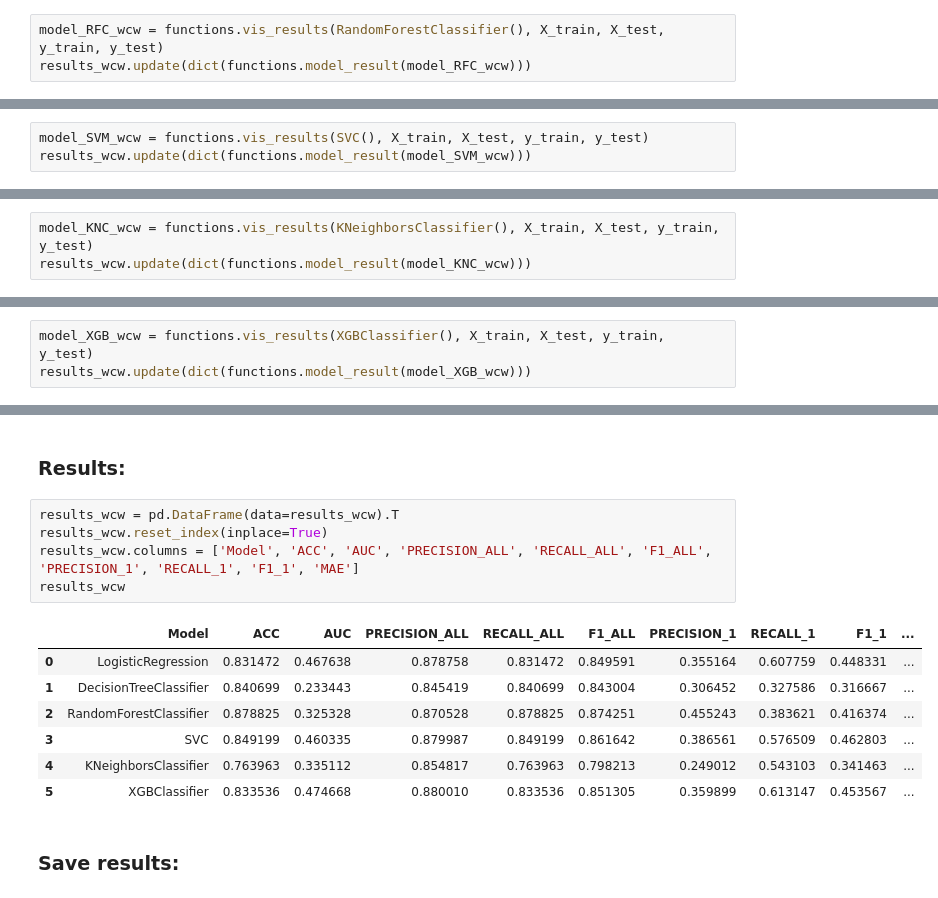
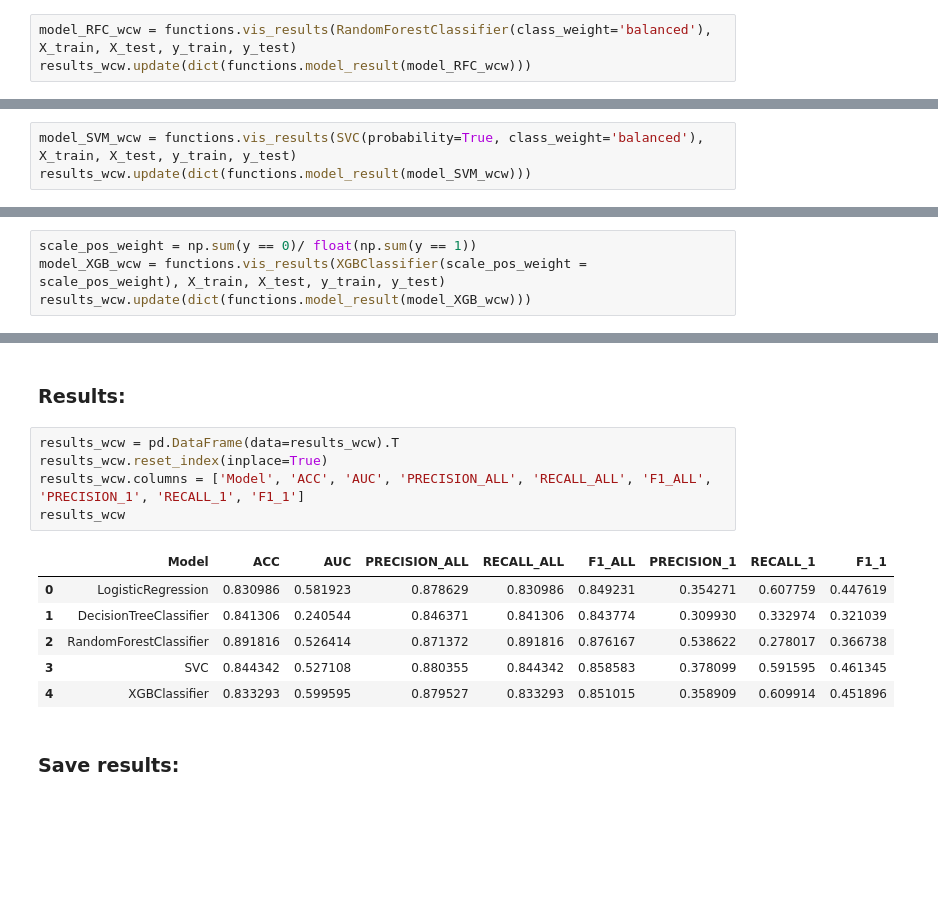
Before and after one commit to mbandur/Classification-algorithms-in-data-in-banking, a Jupyter notebook: 5 Modeling - selection of the best models with class weights.ipynb, the cells around one changed output, grey strips where cells are left out. Saved outputs shown, nothing was run; the diff lists cells and outputs as text; blank space fills up the shorter version.

```diff
--- a/5 Modeling - selection of the best models with class weights.ipynb
+++ b/5 Modeling - selection of the best models with class weights.ipynb
@@ -90,7 +84,7 @@ DecisionTreeClassifier(ccp_alpha=0.0, class_weight=None, criterion='gini',
 # %% [markdown]
 #### Random Forest Classifier (with class weights):
 # %%
-model_RFC_wcw = functions.vis_results(RandomForestClassifier(), X_train, X_test, y_train, y_test)
+model_RFC_wcw = functions.vis_results(RandomForestClassifier(class_weight='balanced'), X_train, X_test, y_train, y_test)
 results_wcw.update(dict(functions.model_result(model_RFC_wcw)))
 # %% [output]
 Classification Report X_test:
@@ -114,7 +111,7 @@ AUC: 0.33
 # %% [markdown]
 #### SVM (with class weights):
 # %%
-model_SVM_wcw = functions.vis_results(SVC(), X_train, X_test, y_train, y_test)
+model_SVM_wcw = functions.vis_results(SVC(probability=True, class_weight='balanced'), X_train, X_test, y_train, y_test)
 results_wcw.update(dict(functions.model_result(model_SVM_wcw)))
 # %% [output]
 Classification Report X_test:
@@ -140,3 +133,0 @@ SVC(C=1.0, break_ties=False, cache_size=200, class_weight=None, coef0=0.0,
-# %%
-model_KNC_wcw = functions.vis_results(KNeighborsClassifier(), X_train, X_test, y_train, y_test)
-results_wcw.update(dict(functions.model_result(model_KNC_wcw)))
@@ -161,7 +134,8 @@ KNeighborsClassifier(algorithm='auto', leaf_size=30, metric='minkowski',
 # %% [markdown]
 #### XGB Classifier (with class weights):
 # %%
-model_XGB_wcw = functions.vis_results(XGBClassifier(), X_train, X_test, y_train, y_test)
+scale_pos_weight = np.sum(y == 0)/ float(np.sum(y == 1))
+model_XGB_wcw = functions.vis_results(XGBClassifier(scale_pos_weight = scale_pos_weight), X_train, X_test, y_train, y_test)
 results_wcw.update(dict(functions.model_result(model_XGB_wcw)))
 # %% [output]
 Classification Report X_test:
@@ -190,16 +163,15 @@ XGBClassifier(base_score=0.5, booster='gbtree', colsample_bylevel=1,
 # %%
 results_wcw = pd.DataFrame(data=results_wcw).T
 results_wcw.reset_index(inplace=True)
-results_wcw.columns = ['Model', 'ACC', 'AUC', 'PRECISION_ALL', 'RECALL_ALL', 'F1_ALL', 'PRECISION_1', 'RECALL_1', 'F1_1', 'MAE']
+results_wcw.columns = ['Model', 'ACC', 'AUC', 'PRECISION_ALL', 'RECALL_ALL', 'F1_ALL', 'PRECISION_1', 'RECALL_1', 'F1_1']
 results_wcw
 # %% [output]
-|  | Model | ACC | AUC | PRECISION_ALL | RECALL_ALL | F1_ALL | PRECISION_1 | RECALL_1 | F1_1 | ... |
-| 0 | LogisticRegression | 0.831472 | 0.467638 | 0.878758 | 0.831472 | 0.849591 | 0.355164 | 0.607759 | 0.448331 | ... |
-| 1 | DecisionTreeClassifier | 0.840699 | 0.233443 | 0.845419 | 0.840699 | 0.843004 | 0.306452 | 0.327586 | 0.316667 | ... |
-| 2 | RandomForestClassifier | 0.878825 | 0.325328 | 0.870528 | 0.878825 | 0.874251 | 0.455243 | 0.383621 | 0.416374 | ... |
-| 3 | SVC | 0.849199 | 0.460335 | 0.879987 | 0.849199 | 0.861642 | 0.386561 | 0.576509 | 0.462803 | ... |
-| 4 | KNeighborsClassifier | 0.763963 | 0.335112 | 0.854817 | 0.763963 | 0.798213 | 0.249012 | 0.543103 | 0.341463 | ... |
-| 5 | XGBClassifier | 0.833536 | 0.474668 | 0.880010 | 0.833536 | 0.851305 | 0.359899 | 0.613147 | 0.453567 | ... |
+|  | Model | ACC | AUC | PRECISION_ALL | RECALL_ALL | F1_ALL | PRECISION_1 | RECALL_1 | F1_1 |
+| 0 | LogisticRegression | 0.830986 | 0.581923 | 0.878629 | 0.830986 | 0.849231 | 0.354271 | 0.607759 | 0.447619 |
+| 1 | DecisionTreeClassifier | 0.841306 | 0.240544 | 0.846371 | 0.841306 | 0.843774 | 0.309930 | 0.332974 | 0.321039 |
+| 2 | RandomForestClassifier | 0.891816 | 0.526414 | 0.871372 | 0.891816 | 0.876167 | 0.538622 | 0.278017 | 0.366738 |
+| 3 | SVC | 0.844342 | 0.527108 | 0.880355 | 0.844342 | 0.858583 | 0.378099 | 0.591595 | 0.461345 |
+| 4 | XGBClassifier | 0.833293 | 0.599595 | 0.879527 | 0.833293 | 0.851015 | 0.358909 | 0.609914 | 0.451896 |
 # %% [markdown]
 ### Save results:
 # %%
```
Also changed, not shown: parts of 11 cells of this notebook, 4 other files.
